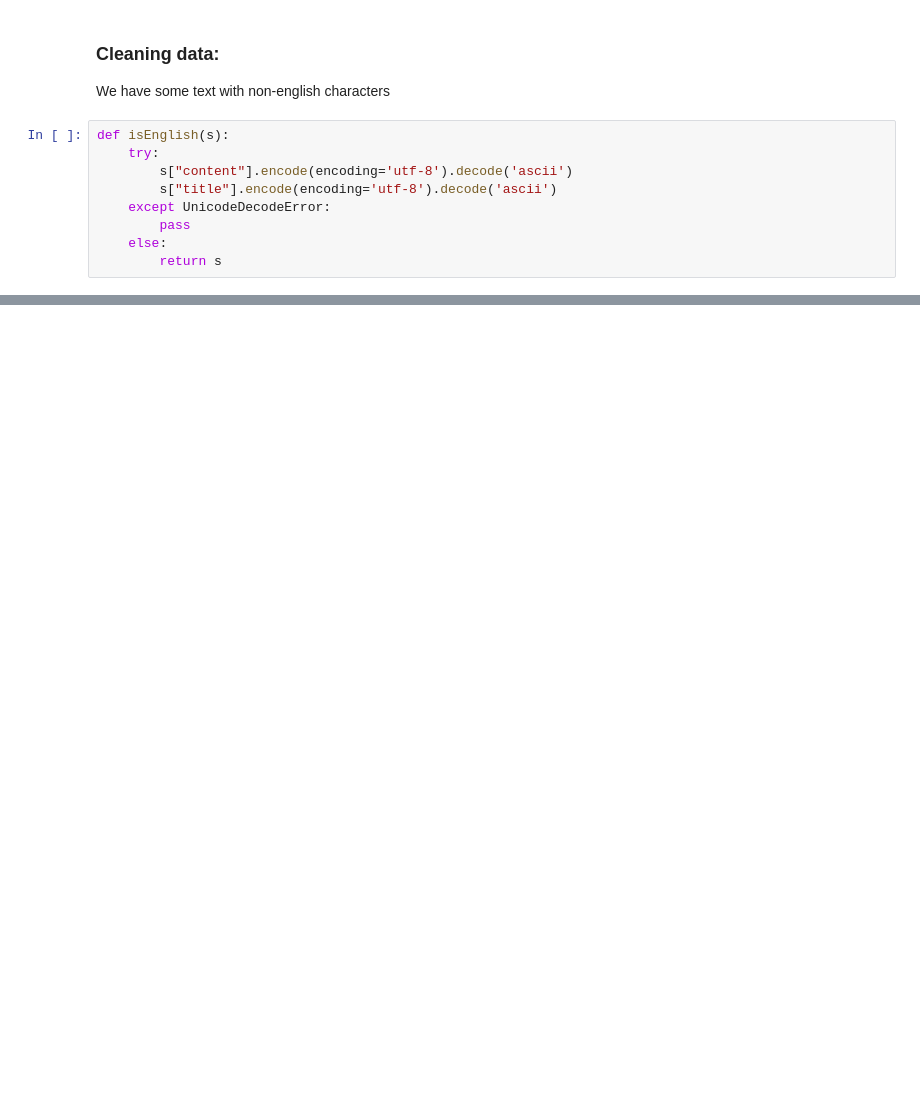
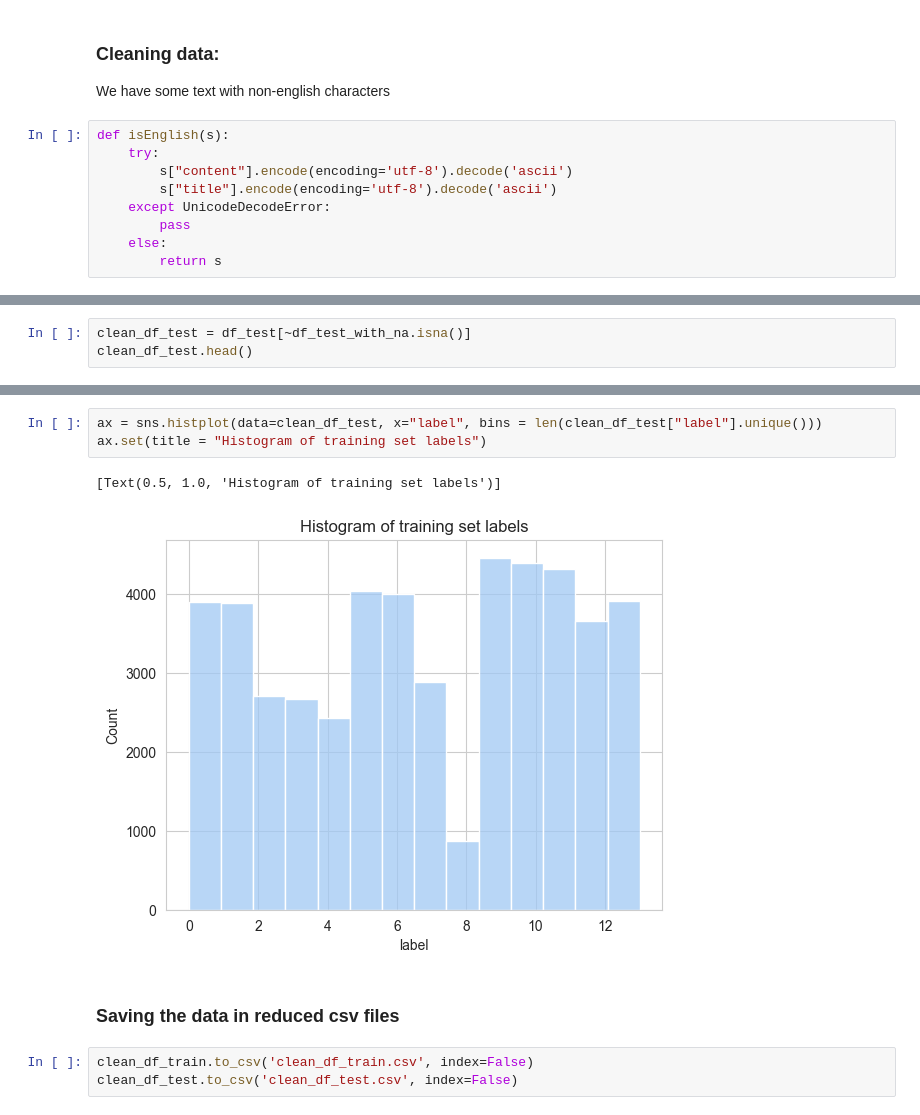
Before and after one commit to javi99/NLP_final, a Jupyter notebook: descriptive_statistics.ipynb, the cells around one changed output, grey strips where cells are left out. Saved outputs shown, nothing was run; the diff lists cells and outputs as text; blank space fills up the shorter version.

```diff
--- a/descriptive_statistics.ipynb
+++ b/descriptive_statistics.ipynb
@@ -181,0 +193,3 @@ array([[<AxesSubplot:title={'center':'label'}>]], dtype=object)
+# %%
+clean_df_test = df_test[~df_test_with_na.isna()]
+clean_df_test.head()
@@ -181,0 +218,11 @@ array([[<AxesSubplot:title={'center':'label'}>]], dtype=object)
+# %%
+ax = sns.histplot(data=clean_df_test, x="label", bins = len(clean_df_test["label"].unique()))
+ax.set(title = "Histogram of training set labels")
+# %% [output]
+[Text(0.5, 1.0, 'Histogram of training set labels')]
+[figure, added]
+# %% [markdown]
+### Saving the data in reduced csv files
+# %%
+clean_df_train.to_csv('clean_df_train.csv', index=False)
+clean_df_test.to_csv('clean_df_test.csv', index=False)
```
Also changed, not shown: parts of 18 cells of this notebook, 1 other file.
